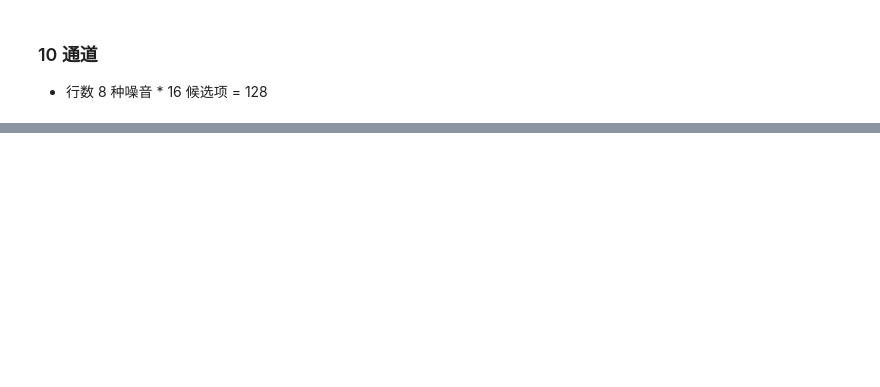
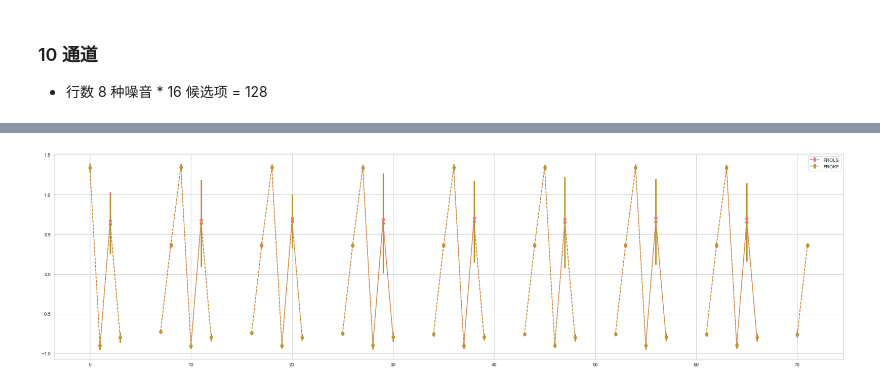
Before and after one commit to AutuanLiu/Kalman-Filter, a Jupyter notebook: nbs/res_ana.ipynb, the cells around one changed output, grey strips where cells are left out. Drawn from its saved outputs; the diff is of its cells as text; code cells hidden in the pictures; blank space fills up the shorter version.

```diff
--- a/nbs/res_ana.ipynb
+++ b/nbs/res_ana.ipynb
@@ -91,0 +189,4 @@ nonlinear_ret10.sample(5)
+# %%
+vis_err('nonlinear', 5)
+# %% [output]
+[figure, added]
```
Also changed, not shown: parts of 21 cells of this notebook, 6 other files.
